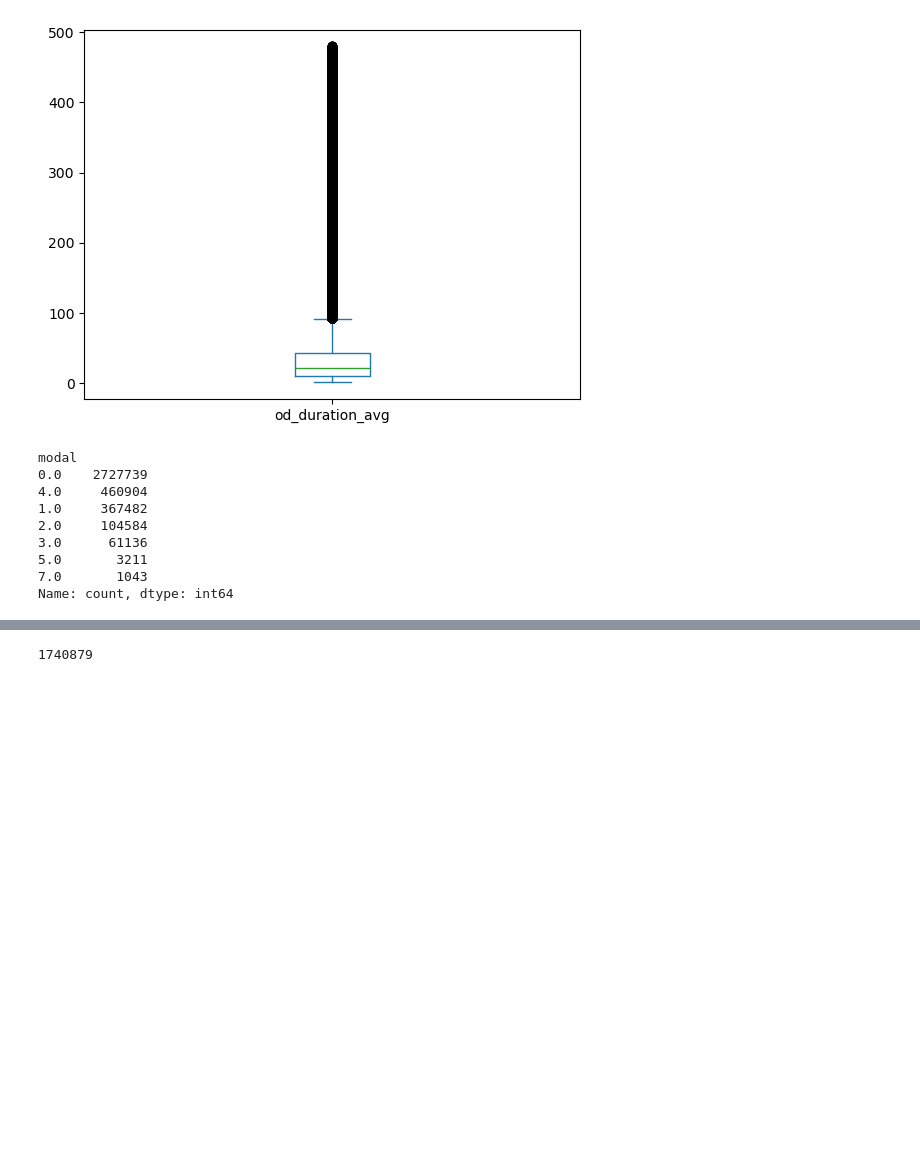
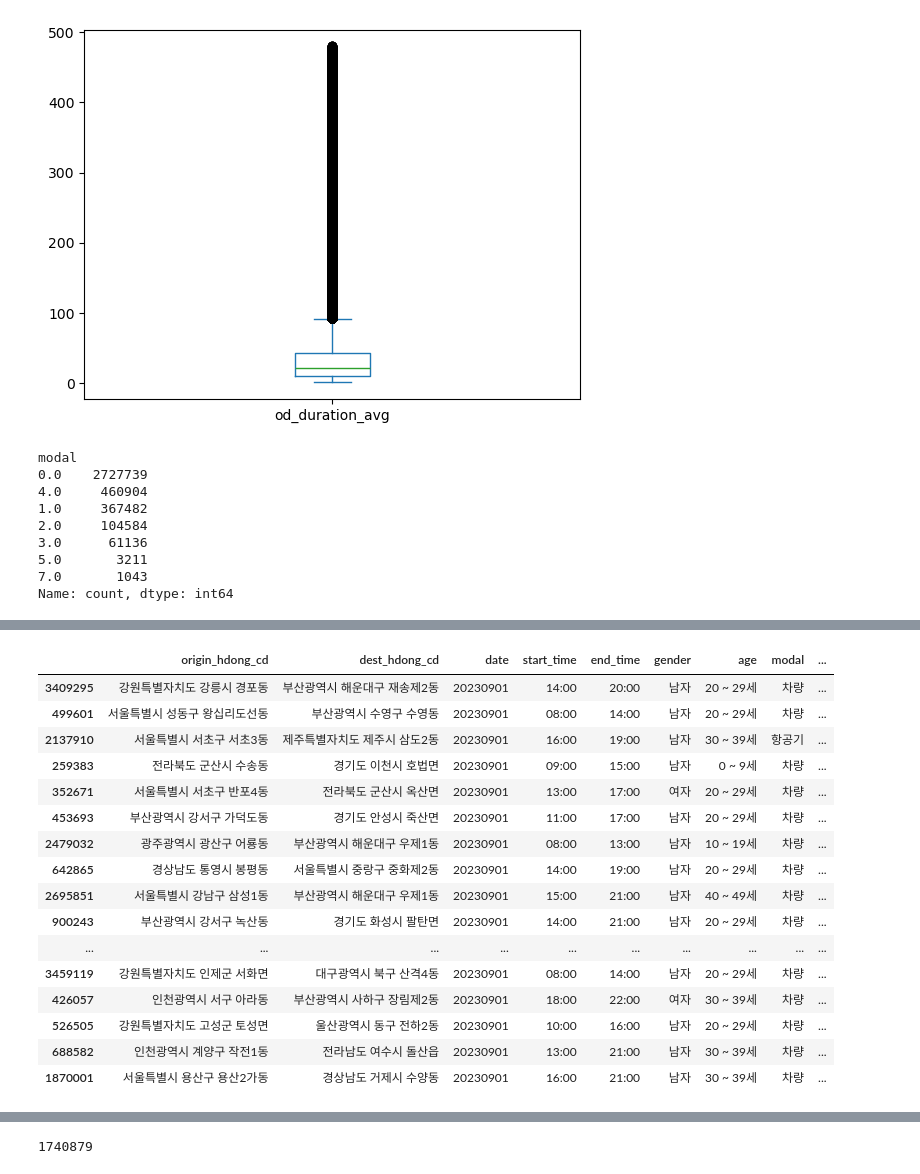
Before and after one commit to SangBeomPark-Bump/bigcontest, a Jupyter notebook: od탐색.ipynb, the cells around one changed output, grey strips where cells are left out. Cells and saved outputs as stored; diff of their text form; code cells hidden in the pictures; blank space fills up the shorter version.

```diff
--- a/od탐색.ipynb
+++ b/od탐색.ipynb
@@ -77,0 +70,18 @@ oct_07.head()
+# %%
+def series_decoder(series):
+    # 더미  생성
+    dummy_series = pd.Series(series)
+
+    # hdong.loc[df['origin_hon']]를 더미 시리즈에 삽입
+    dummy_series['origin_hdong_cd'] = hdong.loc[series['origin_hdong_cd'], '주소']
+    dummy_series['dest_hdong_cd'] = hdong.loc[series['dest_hdong_cd'], '주소']
+
+    for key in decoder_map.keys():
+        # dummy_series[key] = decoder_map[key][series[key]]
+        if key == 'purpose':
+            dummy_series['origin_purpose'] = decoder_map[key][series['origin_purpose']]
+            dummy_series['dest_purpose'] =  decoder_map[key][series['dest_purpose']]
+            continue
+        dummy_series[key] = decoder_map[key][series[key]]
+
+    return dummy_series
@@ -181,3 +208,6 @@ grouped = decoder.groupby(['코드종류'])
 decoder_map = {name[0]: group.set_index('코드').drop('코드종류', axis = 1).squeeze() for name, group in grouped}
 
 decoder_map['modal']
+# %%
+outlier_duration = sep_01[sep_01['od_duration_avg'] > 100]
+outlier_duration.shape
@@ -183,0 +408,20 @@ decoder_map['modal']
+# %%
+outlier_duration.sort_values('od_dist_avg', axis=0, ascending=False).iloc[30:60].apply(series_decoder, axis=1)
+# %% [output]
+|  | origin_hdong_cd | dest_hdong_cd | date | start_time | end_time | gender | age | modal | ... |
+| 3409295 | 강원특별자치도 강릉시 경포동 | 부산광역시 해운대구 재송제2동 | 20230901 | 14:00 | 20:00 | 남자 | 20 ~ 29세 | 차량 | ... |
+| 499601 | 서울특별시 성동구 왕십리도선동 | 부산광역시 수영구 수영동 | 20230901 | 08:00 | 14:00 | 남자 | 20 ~ 29세 | 차량 | ... |
+| 2137910 | 서울특별시 서초구 서초3동 | 제주특별자치도 제주시 삼도2동 | 20230901 | 16:00 | 19:00 | 남자 | 30 ~ 39세 | 항공기 | ... |
+| 259383 | 전라북도 군산시 수송동 | 경기도 이천시 호법면 | 20230901 | 09:00 | 15:00 | 남자 | 0 ~ 9세 | 차량 | ... |
+| 352671 | 서울특별시 서초구 반포4동 | 전라북도 군산시 옥산면 | 20230901 | 13:00 | 17:00 | 여자 | 20 ~ 29세 | 차량 | ... |
+| 453693 | 부산광역시 강서구 가덕도동 | 경기도 안성시 죽산면 | 20230901 | 11:00 | 17:00 | 남자 | 20 ~ 29세 | 차량 | ... |
+| 2479032 | 광주광역시 광산구 어룡동 | 부산광역시 해운대구 우제1동 | 20230901 | 08:00 | 13:00 | 남자 | 10 ~ 19세 | 차량 | ... |
+| 642865 | 경상남도 통영시 봉평동 | 서울특별시 중랑구 중화제2동 | 20230901 | 14:00 | 19:00 | 남자 | 20 ~ 29세 | 차량 | ... |
+| 2695851 | 서울특별시 강남구 삼성1동 | 부산광역시 해운대구 우제1동 | 20230901 | 15:00 | 21:00 | 남자 | 40 ~ 49세 | 차량 | ... |
+| 900243 | 부산광역시 강서구 녹산동 | 경기도 화성시 팔탄면 | 20230901 | 14:00 | 21:00 | 남자 | 20 ~ 29세 | 차량 | ... |
+| ... | ... | ... | ... | ... | ... | ... | ... | ... | ... |
+| 3459119 | 강원특별자치도 인제군 서화면 | 대구광역시 북구 산격4동 | 20230901 | 08:00 | 14:00 | 남자 | 20 ~ 29세 | 차량 | ... |
+| 426057 | 인천광역시 서구 아라동 | 부산광역시 사하구 장림제2동 | 20230901 | 18:00 | 22:00 | 여자 | 30 ~ 39세 | 차량 | ... |
+| 526505 | 강원특별자치도 고성군 토성면 | 울산광역시 동구 전하2동 | 20230901 | 10:00 | 16:00 | 남자 | 20 ~ 29세 | 차량 | ... |
+| 688582 | 인천광역시 계양구 작전1동 | 전라남도 여수시 돌산읍 | 20230901 | 13:00 | 21:00 | 남자 | 30 ~ 39세 | 차량 | ... |
+| 1870001 | 서울특별시 용산구 용산2가동 | 경상남도 거제시 수양동 | 20230901 | 16:00 | 21:00 | 남자 | 30 ~ 39세 | 차량 | ... |
```
Also changed, not shown: parts of 21 cells of this notebook, 2 other files.
